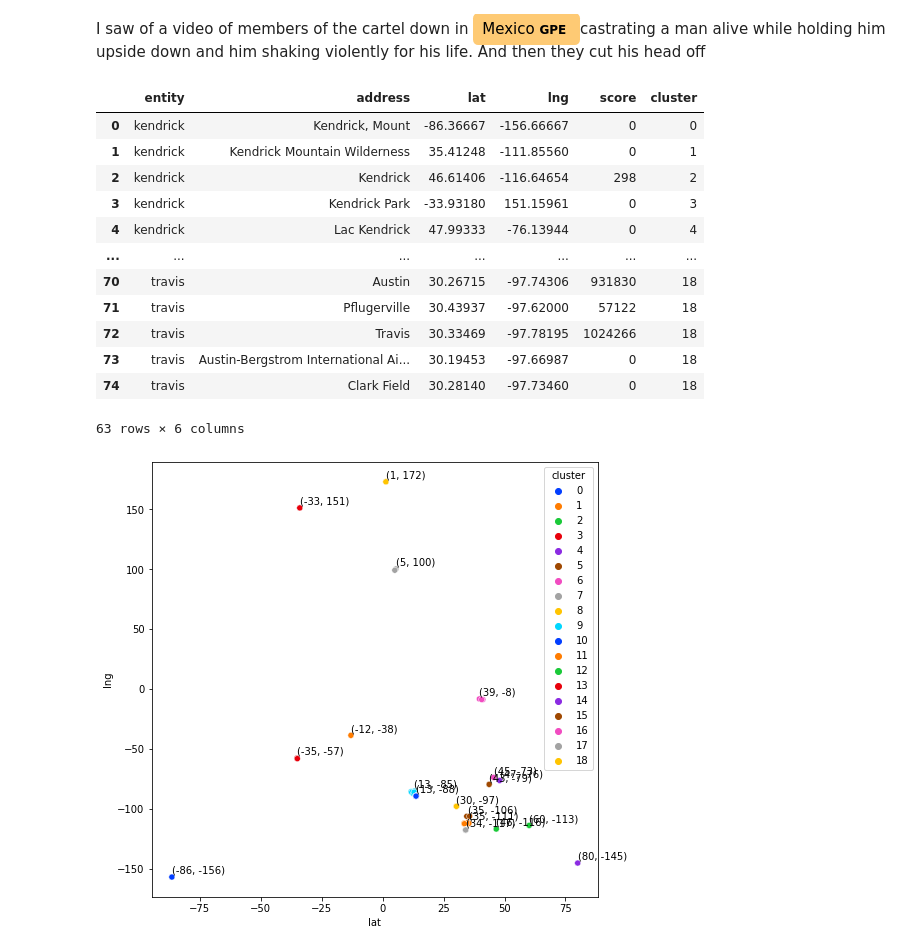
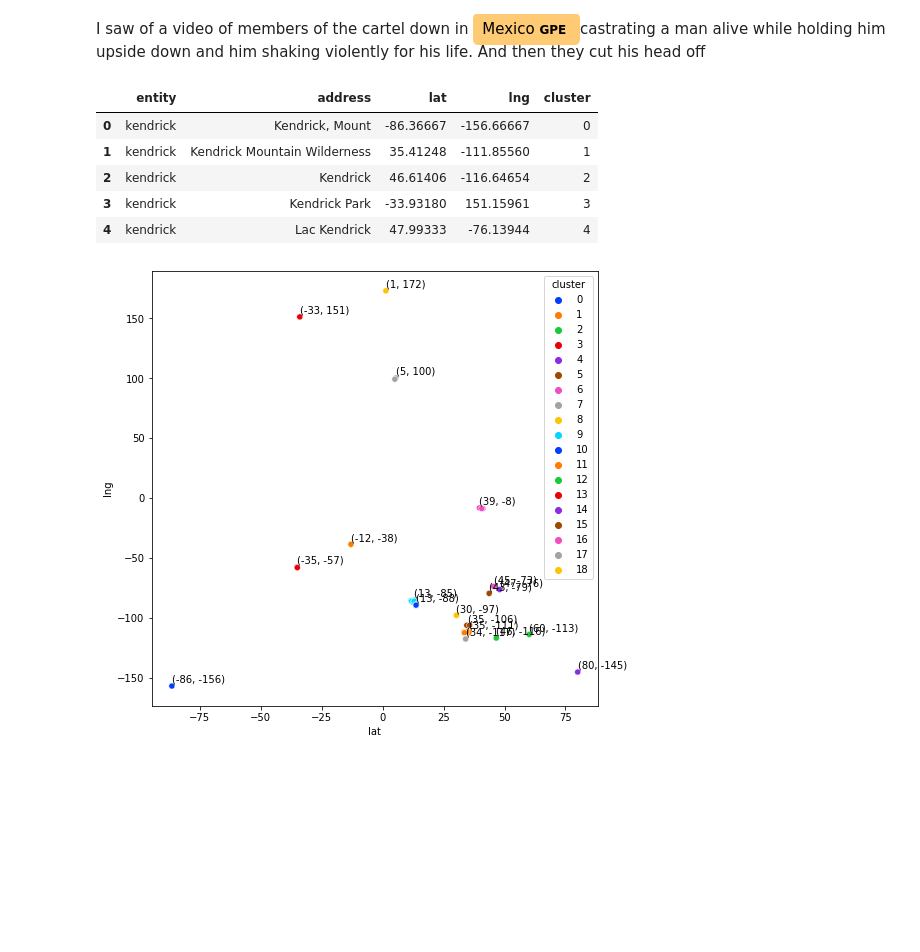
Before and after one commit to akilby/drug_pricing, a Jupyter notebook: notebooks/progress-report.ipynb, the cells around one changed output. Cells and saved outputs as stored; diff of their text form; code cells hidden in the pictures; blank space fills up the shorter version.

```diff
--- a/notebooks/progress-report.ipynb
+++ b/notebooks/progress-report.ipynb
@@ -176,22 +165,15 @@ clusters = DBSCAN(eps=1.5, min_samples=2).fit_predict(X)
 geocodes_df["cluster"] = clusters
 # %%
 geocodes_df = geocodes_df.loc[geocodes_df["cluster"] != -1,:]
-# %%
-geocodes_df
-# %% [output]
-|  | entity | address | lat | lng | score | cluster |
-| 0 | kendrick | Kendrick, Mount | -86.36667 | -156.66667 | 0 | 0 |
-| 1 | kendrick | Kendrick Mountain Wilderness | 35.41248 | -111.85560 | 0 | 1 |
-| 2 | kendrick | Kendrick | 46.61406 | -116.64654 | 298 | 2 |
-| 3 | kendrick | Kendrick Park | -33.93180 | 151.15961 | 0 | 3 |
-| 4 | kendrick | Lac Kendrick | 47.99333 | -76.13944 | 0 | 4 |
-| ... | ... | ... | ... | ... | ... | ... |
-| 70 | travis | Austin | 30.26715 | -97.74306 | 931830 | 18 |
-| 71 | travis | Pflugerville | 30.43937 | -97.62000 | 57122 | 18 |
-| 72 | travis | Travis | 30.33469 | -97.78195 | 1024266 | 18 |
-| 73 | travis | Austin-Bergstrom International Ai... | 30.19453 | -97.66987 | 0 | 18 |
-| 74 | travis | Clark Field | 30.28140 | -97.73460 | 0 | 18 |
-63 rows × 6 columns
+# %%
+geocodes_df.drop("score", axis=1).head()
+# %% [output]
+|  | entity | address | lat | lng | cluster |
+| 0 | kendrick | Kendrick, Mount | -86.36667 | -156.66667 | 0 |
+| 1 | kendrick | Kendrick Mountain Wilderness | 35.41248 | -111.85560 | 1 |
+| 2 | kendrick | Kendrick | 46.61406 | -116.64654 | 2 |
+| 3 | kendrick | Kendrick Park | -33.93180 | 151.15961 | 3 |
+| 4 | kendrick | Lac Kendrick | 47.99333 | -76.13944 | 4 |
 # %%
 plt.figure(figsize=(8, 8))
 ax = sns.scatterplot(x="lat", y="lng", hue="cluster", data=geocodes_df, palette="bright")
```
Also changed, not shown: parts of 4 cells of this notebook.
